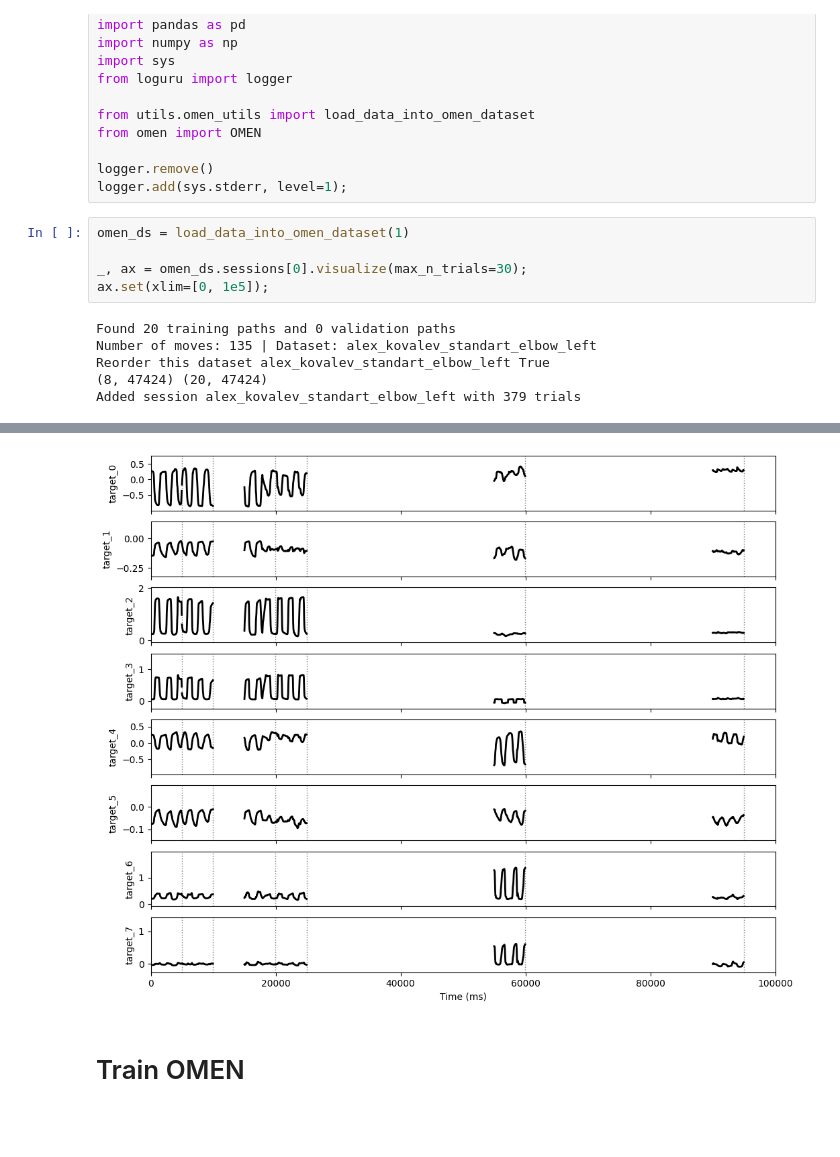
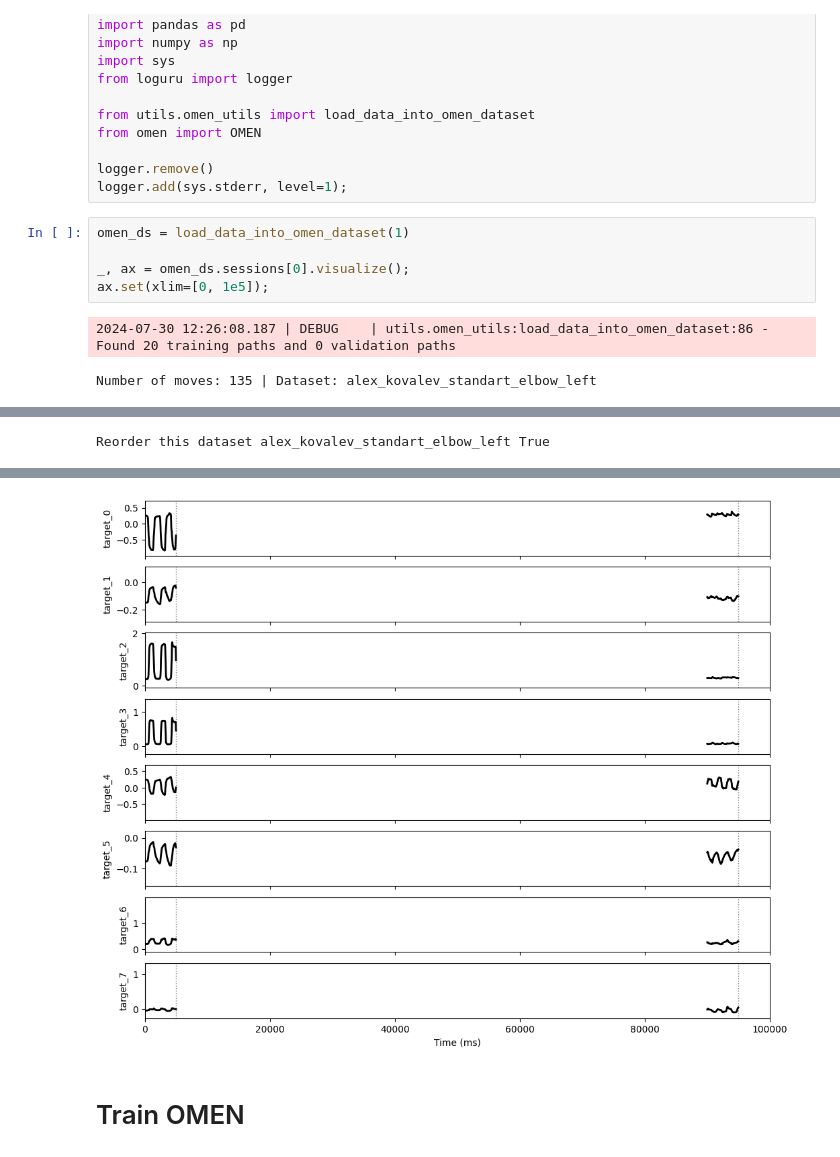
Before and after one commit to AlignedBCI/BCI_ALVI_challenge_competition, a Jupyter notebook: competition_single_sessions.ipynb, the cells around one changed output, grey strips where cells are left out. Drawn from its saved outputs; the diff is of its cells as text; blank space fills up the shorter version.

```diff
--- a/competition_single_sessions.ipynb
+++ b/competition_single_sessions.ipynb
@@ -19,11 +19,8 @@ logger.add(sys.stderr, level=1);
 # %%
 omen_ds = load_data_into_omen_dataset(1)
 
-_, ax = omen_ds.sessions[0].visualize(max_n_trials=30);
+_, ax = omen_ds.sessions[0].visualize();
 ax.set(xlim=[0, 1e5]);
 # %% [output]
-Found 20 training paths and 0 validation paths
-Number of moves: 135 | Dataset: alex_kovalev_standart_elbow_left
-Reorder this dataset alex_kovalev_standart_elbow_left True
-(8, 47424) (20, 47424)
-Added session alex_kovalev_standart_elbow_left with 379 trials
+2024-07-30 12:26:08.187 | DEBUG    | utils.omen_utils:load_data_into_omen_dataset:86 - Found 20 training paths and 0 validation paths
+Number of moves: 135 | Dataset: alex_kovalev_standart_elbow_left
@@ -29,0 +28 @@ Added session alex_kovalev_standart_elbow_left with 379 trials
+Reorder this dataset alex_kovalev_standart_elbow_left True
@@ -30,4 +30,4 @@ Added session alex_kovalev_standart_elbow_left with 379 trials
-[figure, old version]
+[figure, new version]
 # %% [markdown]
 # Train OMEN
 # %% [markdown]
```
Also changed, not shown: parts of 3 cells of this notebook, 4 other files.
